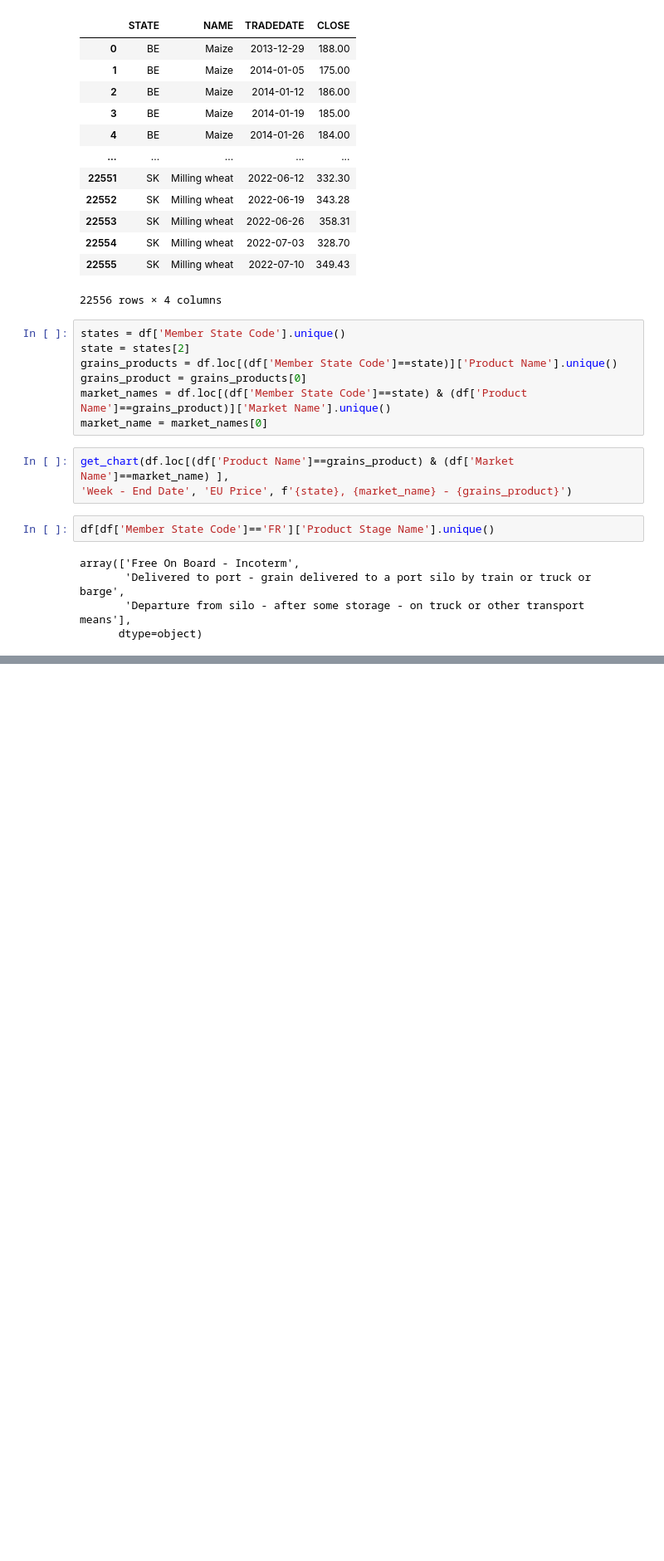
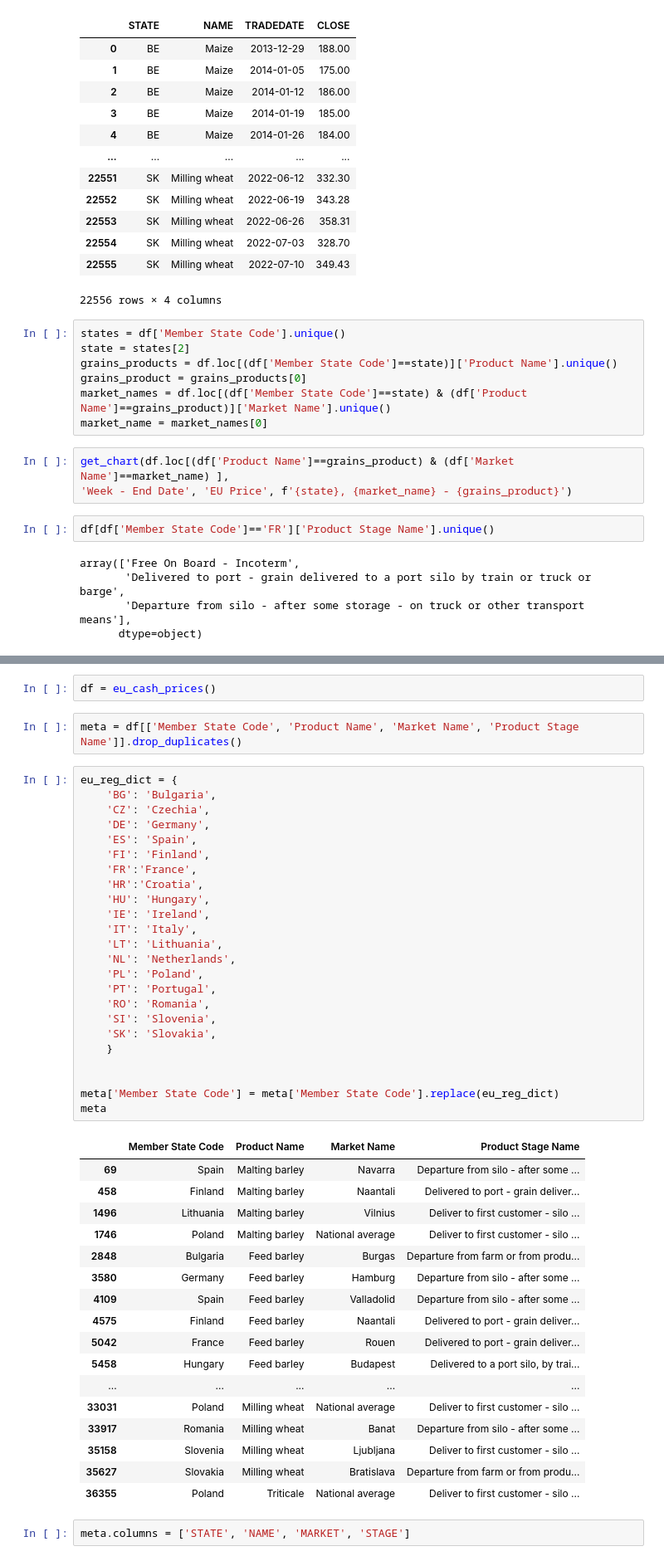
Before and after one commit to smsec-alt/glcpr, a Jupyter notebook: Untitled-1.ipynb, the cells around one changed output, grey strips where cells are left out. Shown at 83% size. Saved outputs shown, nothing was run; the diff lists cells and outputs as text; blank space fills up the shorter version.

```diff
--- a/Untitled-1.ipynb
+++ b/Untitled-1.ipynb
@@ -313,0 +375,48 @@ array(['Free On Board - Incoterm',
+# %%
+df = eu_cash_prices()
+# %%
+meta = df[['Member State Code', 'Product Name', 'Market Name', 'Product Stage Name']].drop_duplicates()
+# %%
+eu_reg_dict = {
+    'BG': 'Bulgaria',
+    'CZ': 'Czechia',
+    'DE': 'Germany',
+    'ES': 'Spain',
+    'FI': 'Finland',
+    'FR':'France',
+    'HR':'Croatia',
+    'HU': 'Hungary',
+    'IE': 'Ireland',
+    'IT': 'Italy',
+    'LT': 'Lithuania',
+    'NL': 'Netherlands',
+    'PL': 'Poland',
+    'PT': 'Portugal',
+    'RO': 'Romania',
+    'SI': 'Slovenia',
+    'SK': 'Slovakia',
+    }
+
+
+meta['Member State Code'] = meta['Member State Code'].replace(eu_reg_dict)
+meta
+# %% [output]
+|  | Member State Code | Product Name | Market Name | Product Stage Name |
+| 69 | Spain | Malting barley | Navarra | Departure from silo - after some ... |
+| 458 | Finland | Malting barley | Naantali | Delivered to port - grain deliver... |
+| 1496 | Lithuania | Malting barley | Vilnius | Deliver to first customer - silo ... |
+| 1746 | Poland | Malting barley | National average | Deliver to first customer - silo ... |
+| 2848 | Bulgaria | Feed barley | Burgas | Departure from farm or from produ... |
+| 3580 | Germany | Feed barley | Hamburg | Departure from silo - after some ... |
+| 4109 | Spain | Feed barley | Valladolid | Departure from silo - after some ... |
+| 4575 | Finland | Feed barley | Naantali | Delivered to port - grain deliver... |
+| 5042 | France | Feed barley | Rouen | Delivered to port - grain deliver... |
+| 5458 | Hungary | Feed barley | Budapest | Delivered to a port silo, by trai... |
+| ... | ... | ... | ... | ... |
+| 33031 | Poland | Milling wheat | National average | Deliver to first customer - silo ... |
+| 33917 | Romania | Milling wheat | Banat | Departure from silo - after some ... |
+| 35158 | Slovenia | Milling wheat | Ljubljana | Deliver to first customer - silo ... |
+| 35627 | Slovakia | Milling wheat | Bratislava | Departure from farm or from produ... |
+| 36355 | Poland | Triticale | National average | Deliver to first customer - silo ... |
+# %%
+meta.columns = ['STATE', 'NAME', 'MARKET', 'STAGE']
```
Also changed, not shown: parts of 5 cells of this notebook, 3 other files.
